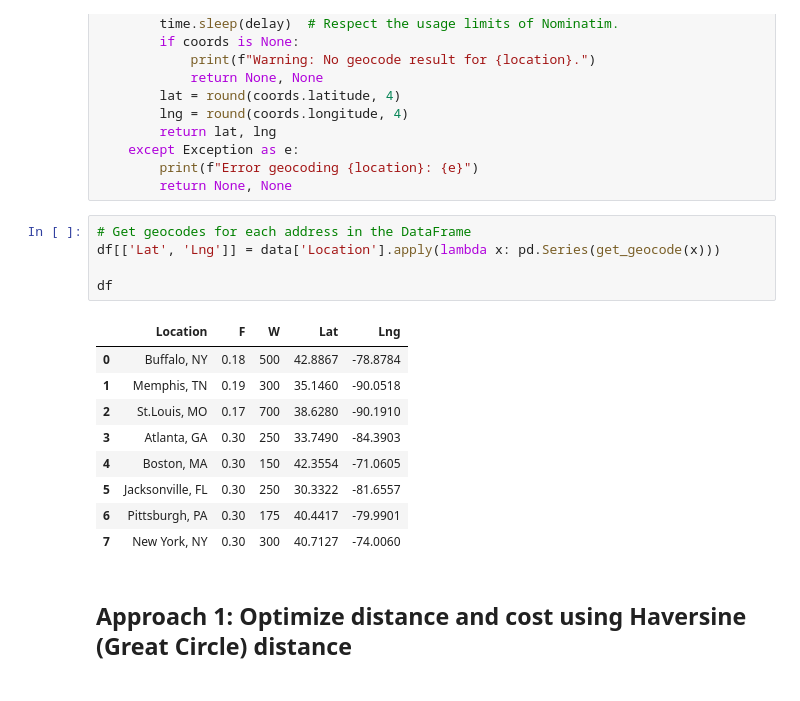
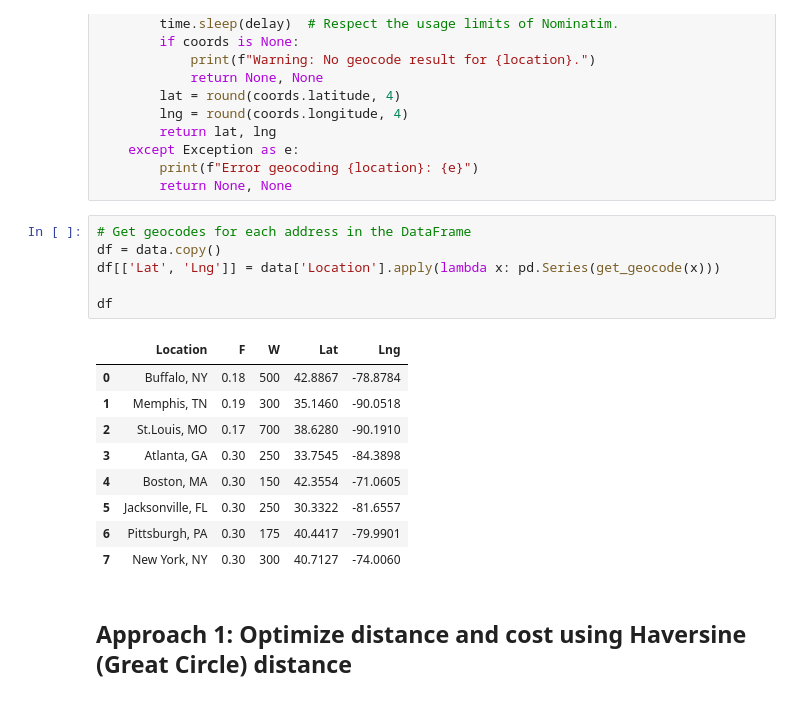
Before and after one commit to deepakawl/supplychain-analytics-teaching, a Jupyter notebook: Optimal_Facility_Location_OpenMapsAPI.ipynb, the cells around one changed output. Drawn from its saved outputs; the diff is of its cells as text.

```diff
--- a/Optimal_Facility_Location_OpenMapsAPI.ipynb
+++ b/Optimal_Facility_Location_OpenMapsAPI.ipynb
@@ -107,15 +107,16 @@ def get_geocode(location, delay=1):
         return None, None
 # %%
 # Get geocodes for each address in the DataFrame
+df = data.copy()
 df[['Lat', 'Lng']] = data['Location'].apply(lambda x: pd.Series(get_geocode(x)))
 
 df
 # %% [output]
 |  | Location | F | W | Lat | Lng |
 | 0 | Buffalo, NY | 0.18 | 500 | 42.8867 | -78.8784 |
 | 1 | Memphis, TN | 0.19 | 300 | 35.1460 | -90.0518 |
 | 2 | St.Louis, MO | 0.17 | 700 | 38.6280 | -90.1910 |
-| 3 | Atlanta, GA | 0.30 | 250 | 33.7490 | -84.3903 |
+| 3 | Atlanta, GA | 0.30 | 250 | 33.7545 | -84.3898 |
 | 4 | Boston, MA | 0.30 | 150 | 42.3554 | -71.0605 |
 | 5 | Jacksonville, FL | 0.30 | 250 | 30.3322 | -81.6557 |
 | 6 | Pittsburgh, PA | 0.30 | 175 | 40.4417 | -79.9901 |
```
Also changed, not shown: parts of 5 cells of this notebook.
